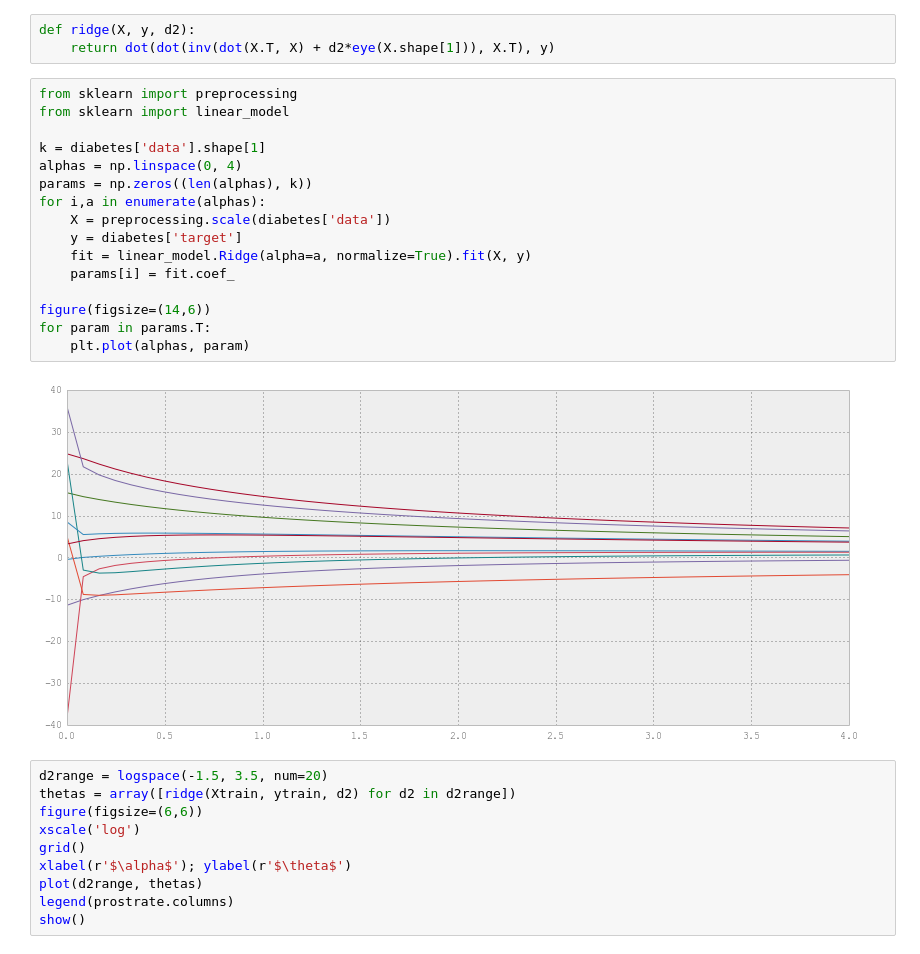
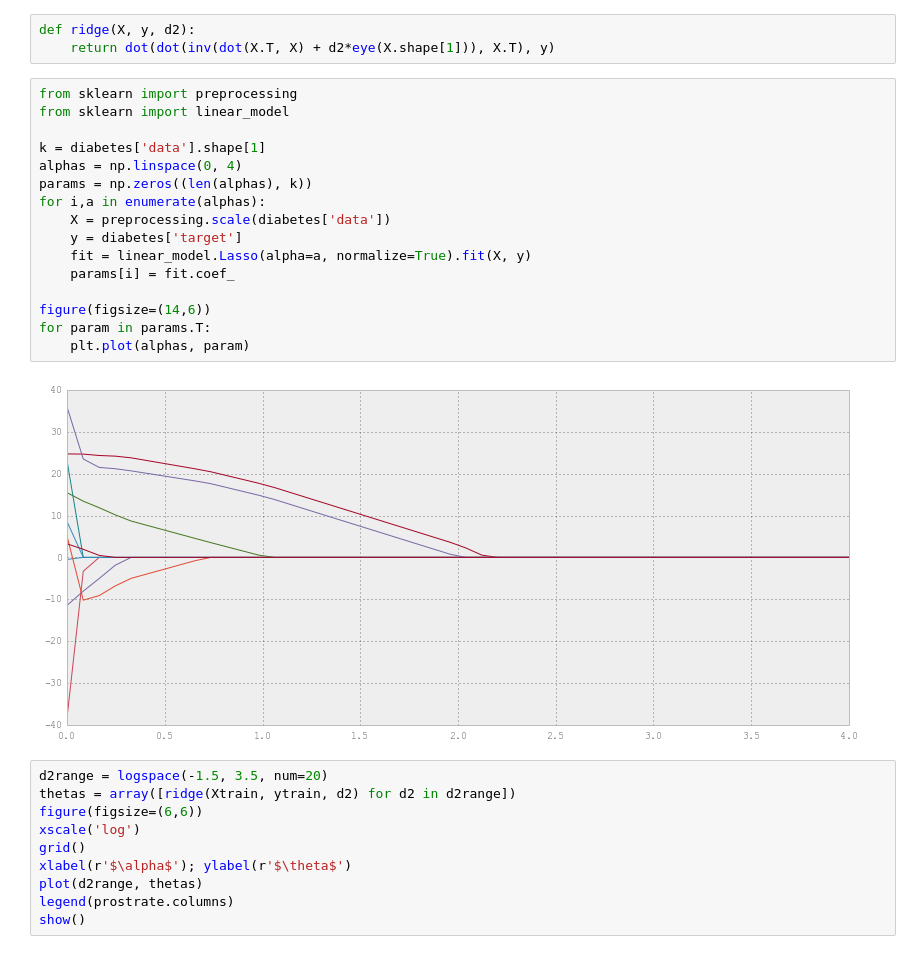
Before and after one commit to jlan84/cross-validation-assignment, a Jupyter notebook: lecture.ipynb, the cells around one changed output. Cells and saved outputs as stored; diff of their text form.

```diff
--- a/lecture.ipynb
+++ b/lecture.ipynb
@@ -615,21 +667,21 @@ def ridge(X, y, d2):
 # %%
 from sklearn import preprocessing
 from sklearn import linear_model
 
 k = diabetes['data'].shape[1]
 alphas = np.linspace(0, 4)
 params = np.zeros((len(alphas), k))
 for i,a in enumerate(alphas):
     X = preprocessing.scale(diabetes['data'])
     y = diabetes['target']
-    fit = linear_model.Ridge(alpha=a, normalize=True).fit(X, y)
+    fit = linear_model.Lasso(alpha=a, normalize=True).fit(X, y)
     params[i] = fit.coef_
 
 figure(figsize=(14,6))
 for param in params.T:
     plt.plot(alphas, param)
 # %% [output]
-[figure, old version]
+[figure, new version]
 # %%
 d2range = logspace(-1.5, 3.5, num=20)
 thetas = array([ridge(Xtrain, ytrain, d2) for d2 in d2range])
```
Also changed, not shown: parts of 16 cells of this notebook.
